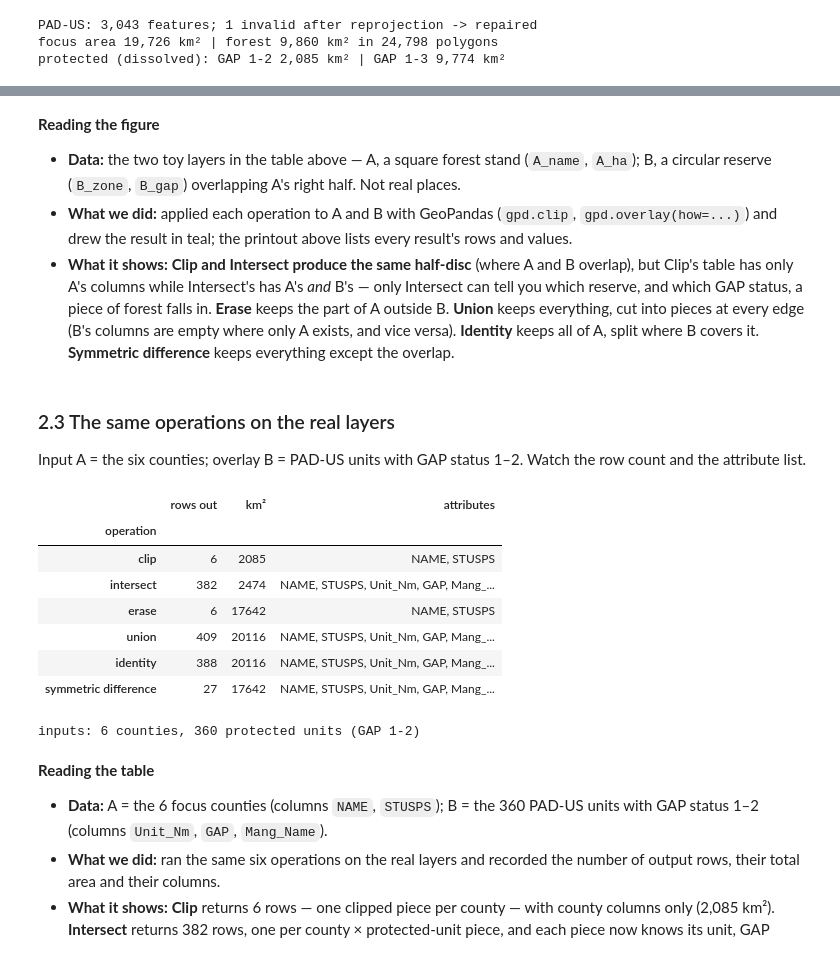
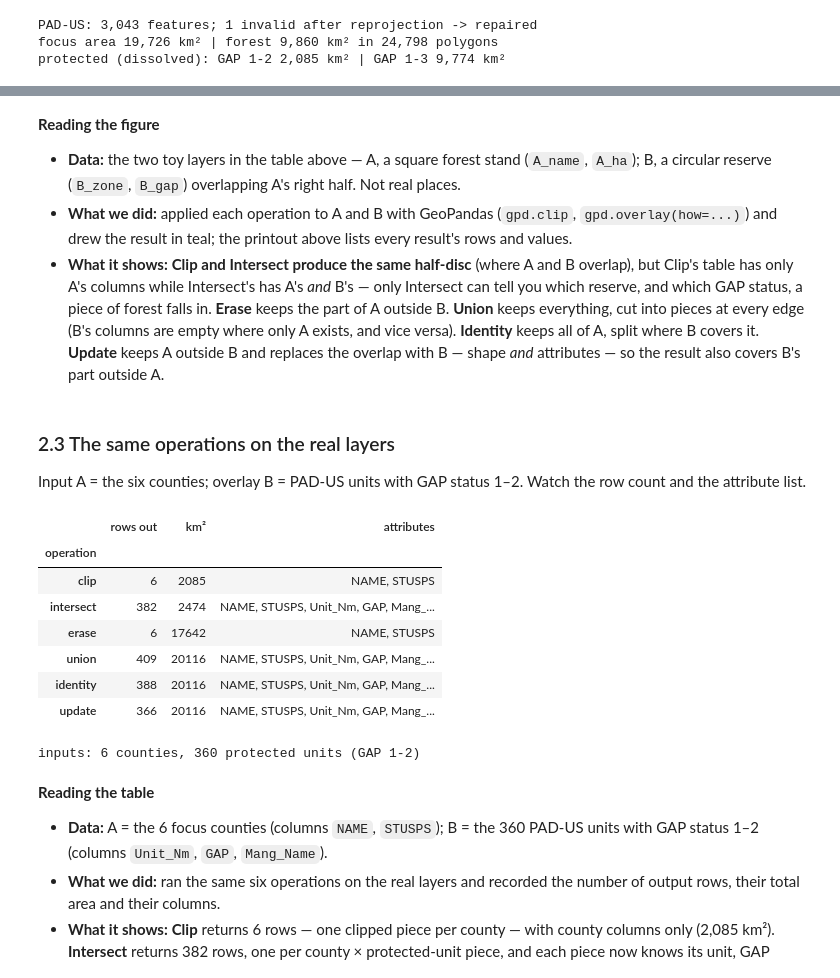
Before and after one commit to VienJou/Week8_GLBL570_Spatial-Analysis-for-Global-Studies, a Jupyter notebook: GLBL570_Week8_Spatial_Analysis_Lab.ipynb, the cells around one changed output, grey strips where cells are left out. Drawn from its saved outputs; the diff is of its cells as text; code cells hidden in the pictures.

```diff
--- a/GLBL570_Week8_Spatial_Analysis_Lab.ipynb
+++ b/GLBL570_Week8_Spatial_Analysis_Lab.ipynb
@@ -290,7 +292,8 @@ A = gpd.GeoDataFrame({"A_name": ["forest stand"], "A_ha": [400]}, geometry=[box(
 B = gpd.GeoDataFrame({"B_zone": ["reserve"], "B_gap": [1]}, geometry=[Point(2, 1).buffer(1.1)], crs=3857)
 OPS = {"Clip": gpd.clip(A, B), "Intersect": gpd.overlay(A, B, how="intersection"),
        "Erase": gpd.overlay(A, B, how="difference"), "Union": gpd.overlay(A, B, how="union"),
-       "Identity": gpd.overlay(A, B, how="identity"), "Symmetric difference": gpd.overlay(A, B, how="symmetric_difference")}
+       "Identity": gpd.overlay(A, B, how="identity"),
+       "Update": gpd.GeoDataFrame(pd.concat([gpd.overlay(A, B, how="difference"), B], ignore_index=True), crs=A.crs)}   # A outside B + all of B
 print("Input A (blue square):"); display(A.drop(columns="geometry"))
 print("Input B (amber circle):"); display(B.drop(columns="geometry"))
 fig, axes = plt.subplots(2, 3, figsize=(10.5, 5.4)); axes = axes.ravel()
@@ -306,7 +309,7 @@ fig.text(0.5, 0.02, "A = blue dashed square, a forest stand (A_name, A_ha) · B
          "teal = the result of the operation", ha="center", fontsize=8, color=PAL["ink"])
 fig.text(0.5, -0.02, "Clip and Intersect draw the same shape but carry different attributes: Clip keeps A's only, Intersect carries A's and B's.",
          ha="center", fontsize=8, color=PAL["ink"])
-save(fig, "overlay_operations.png", 13, pdf=True)
+save(fig, "overlay_operations.png", "12", pdf=True)
 for k, g in OPS.items():                                       # every result's attribute table
     print(f"{k} — {len(g)} row(s):")
     display(g.drop(columns="geometry"))
@@ -333,30 +336,31 @@ Union — 3 row(s):
 **Reading the figure**
 - **Data:** the two toy layers in the table above — A, a square forest stand (`A_name`, `A_ha`); B, a circular reserve (`B_zone`, `B_gap`) overlapping A's right half. Not real places.
 - **What we did:** applied each operation to A and B with GeoPandas (`gpd.clip`, `gpd.overlay(how=...)`) and drew the result in teal; the printout above lists every result's rows and values.
-- **What it shows:** **Clip and Intersect produce the same half-disc** (where A and B overlap), but Clip's table has only A's columns while Intersect's has A's *and* B's — only Intersect can tell you which reserve, and which GAP status, a piece of forest falls in. **Erase** keeps the part of A outside B. **Union** keeps everything, cut into pieces at every edge (B's columns are empty where only A exists, and vice versa). **Identity** keeps all of A, split where B covers it. **Symmetric difference** keeps everything except the overlap.
+- **What it shows:** **Clip and Intersect produce the same half-disc** (where A and B overlap), but Clip's table has only A's columns while Intersect's has A's *and* B's — only Intersect can tell you which reserve, and which GAP status, a piece of forest falls in. **Erase** keeps the part of A outside B. **Union** keeps everything, cut into pieces at every edge (B's columns are empty where only A exists, and vice versa). **Identity** keeps all of A, split where B covers it. **Update** keeps A outside B and replaces the overlap with B — shape *and* attributes — so the result also covers B's part outside A.
 # %% [markdown]
 ### 2.3 The same operations on the real layers
 Input A = the six counties; overlay B = PAD-US units with GAP status 1–2. Watch the row count and the attribute list.
 # %%
 Acty = focus[["NAME", "STUSPS", "geometry"]]
 Bpa = pad[pad.GAP <= 2][["Unit_Nm", "GAP", "Mang_Name", "geometry"]]
 real = {"clip": gpd.clip(Acty, Bpa), "intersect": gpd.overlay(Acty, Bpa, how="intersection", keep_geom_type=True),
         "erase": gpd.overlay(Acty, Bpa, how="difference", keep_geom_type=True),
         "union": gpd.overlay(Acty, Bpa, how="union", keep_geom_type=True),
         "identity": gpd.overlay(Acty, Bpa, how="identity", keep_geom_type=True),
-        "symmetric difference": gpd.overlay(Acty, Bpa, how="symmetric_difference", keep_geom_type=True)}
+        "update": gpd.GeoDataFrame(pd.concat([gpd.overlay(Acty, Bpa, how="difference", keep_geom_type=True), Bpa],
+                                             ignore_index=True), crs=Acty.crs)}
 display(pd.DataFrame([{"operation": k, "rows out": len(g), "km²": round(g.area.sum() / 1e6),
                        "attributes": ", ".join(c for c in g.columns if c != "geometry")} for k, g in real.items()]).set_index("operation"))
 print(f"inputs: {len(Acty)} counties, {len(Bpa)} protected units (GAP 1-2)")
 # %% [output]
 |  | rows out | km² | attributes |
 | operation |  |  |  |
 | clip | 6 | 2085 | NAME, STUSPS |
 | intersect | 382 | 2474 | NAME, STUSPS, Unit_Nm, GAP, Mang_... |
 | erase | 6 | 17642 | NAME, STUSPS |
 | union | 409 | 20116 | NAME, STUSPS, Unit_Nm, GAP, Mang_... |
 | identity | 388 | 20116 | NAME, STUSPS, Unit_Nm, GAP, Mang_... |
-| symmetric difference | 27 | 17642 | NAME, STUSPS, Unit_Nm, GAP, Mang_... |
+| update | 366 | 20116 | NAME, STUSPS, Unit_Nm, GAP, Mang_... |
 inputs: 6 counties, 360 protected units (GAP 1-2)
 # %% [markdown]
 **Reading the table**
```
Also changed, not shown: parts of 46 cells of this notebook, 7 other files.
